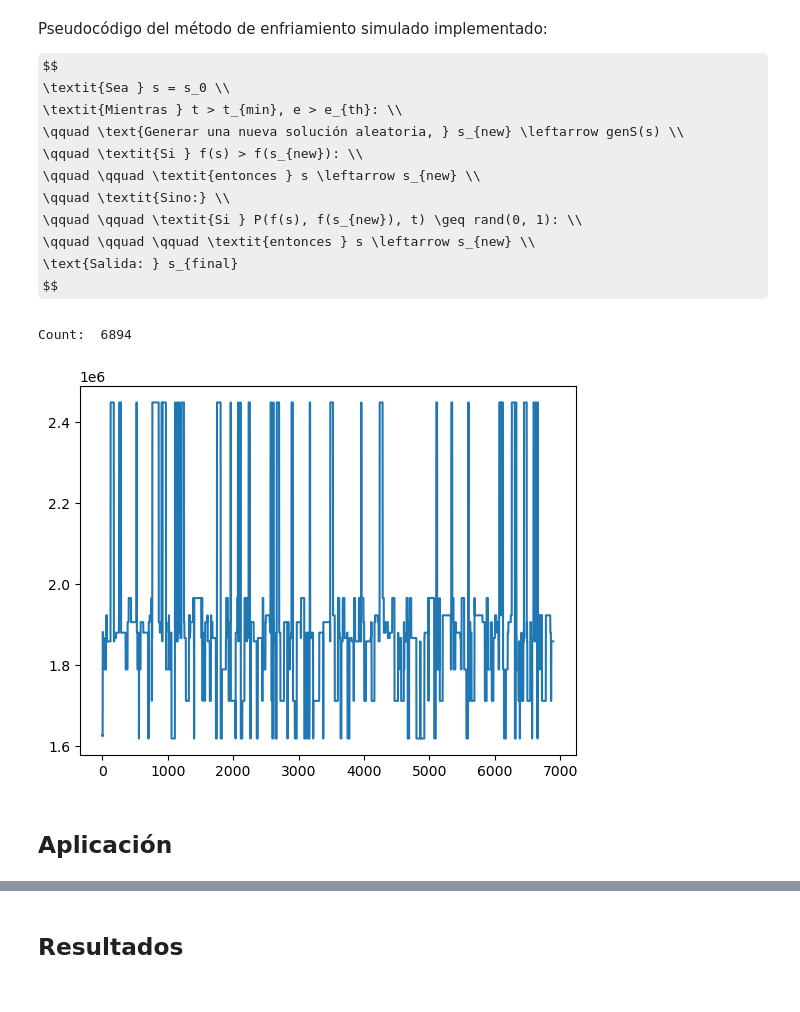
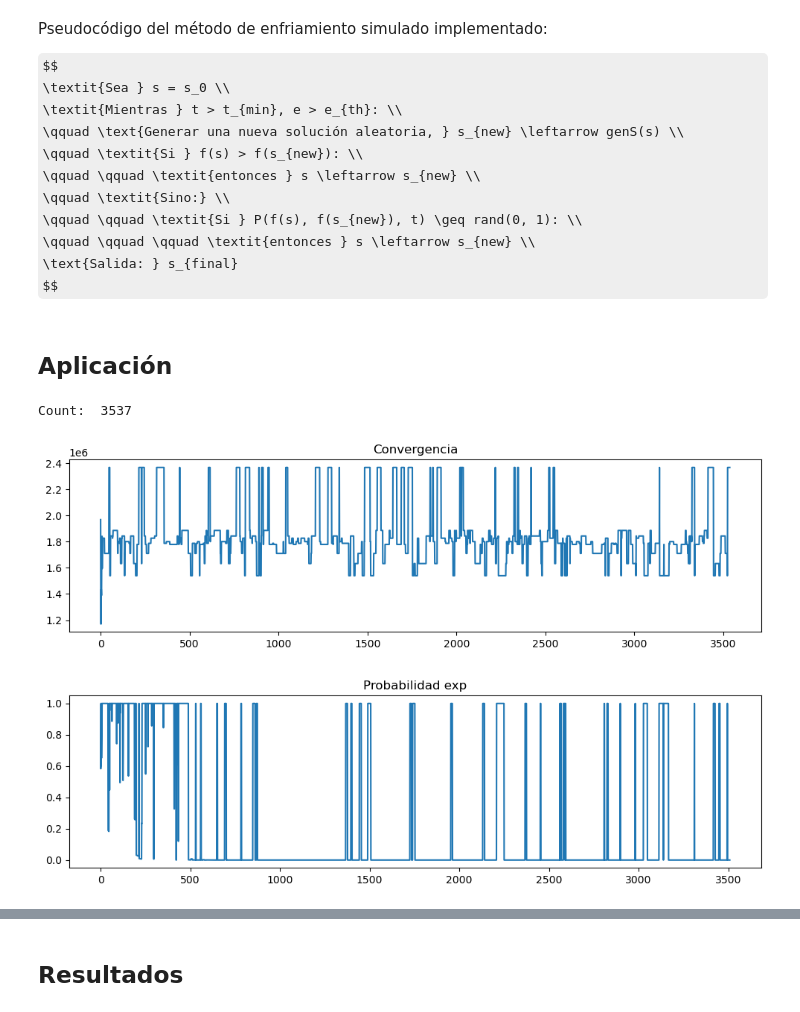
Before and after one commit to jefftorres/cheese, a Jupyter notebook: queso_sa.ipynb, the cells around one changed output, grey strips where cells are left out. Drawn from its saved outputs; the diff is of its cells as text; code cells hidden in the pictures; some formulas as TeX source.

```diff
--- a/queso_sa.ipynb
+++ b/queso_sa.ipynb
@@ -131,6 +140,9 @@ $$
 \text{Salida: } s_{final}
 $$
 # %%
+historial_delta = []
+historial_t = []
+
 def anneal(t, t_min, e_th, alpha):
     # Función objetivo
     f = objective_func
@@ -157,6 +169,7 @@ def anneal(t, t_min, e_th, alpha):
             e = e_new
         else:
             p = np.exp(-delta / t)
+            historial_delta.append(p)
             r = np.random.rand()
 
             if r < p:
@@ -164,28 +177,37 @@ def anneal(t, t_min, e_th, alpha):
                 e = e_new
 
         t *= alpha
+        historial_t.append(t)
         k += 1
 
     return s, k, historial_f
-
-
-def sa(t_max, t_min, e_th, alpha, key=1):
-    # np.random.seed(key)
-    x, count, historial_f = anneal(t_max, t_min, e_th, alpha)
-    print(f'Count: ', count)
-    return x, historial_f
-
-t_start_sa = timeit.default_timer()
-annealing, historial = sa(max_anneal, min_anneal, energy, r_anneal)
-t_end_sa = timeit.default_timer()
-
-t_delta_sa = t_end_sa - t_start_sa
-# %% [output]
-Count:  6894
-# %%
-plt.plot(historial)
-plt.show()
-# %% [output]
-[figure, removed]
 # %% [markdown]
 ## Aplicación
+# %%
+def sa(t_max, t_min, e_th, alpha, key=1):
+    # np.random.seed(key)
+    x, count, historial_f = anneal(t_max, t_min, e_th, alpha)
+    print(f'Count: ', count)
+    return x, historial_f
+
+t_start_sa = timeit.default_timer()
+annealing, historial = sa(max_anneal, min_anneal, energy, r_anneal)
+t_end_sa = timeit.default_timer()
+
+t_delta_sa = t_end_sa - t_start_sa
+# %% [output]
+Count:  3537
+# %%
+plt.figure(figsize=(12,3))
+plt.title('Convergencia')
+plt.plot(historial)
+plt.show()
+# %% [output]
+[figure, added]
+# %%
+plt.figure(figsize=(12,3))
+plt.title('Probabilidad exp')
+plt.plot(historial_delta)
+plt.show()
+# %% [output]
+[figure, added]
```
Also changed, not shown: parts of 12 cells of this notebook.
